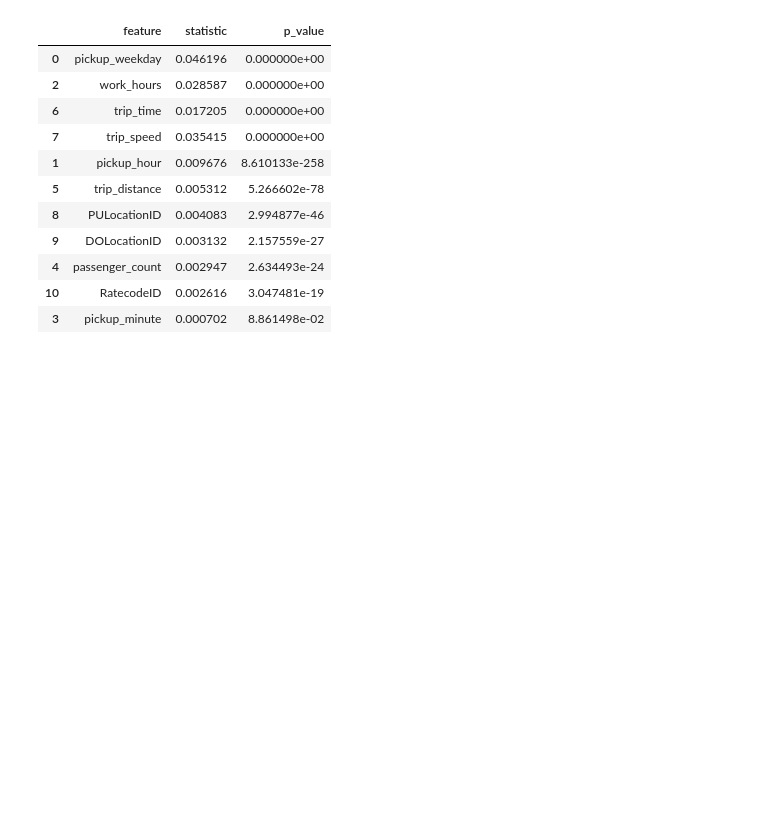
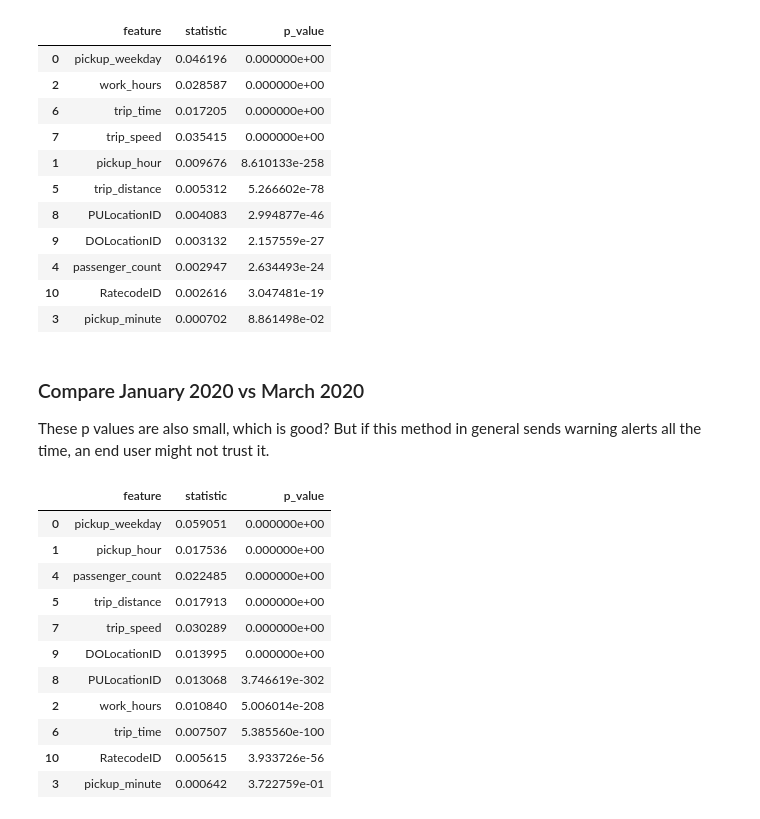
Before and after one commit to shreyashankar/debugging-ml-talk, a Jupyter notebook: nyc_taxi_2020.ipynb, the cells around one changed output. Saved outputs shown, nothing was run; the diff lists cells and outputs as text; code cells hidden in the pictures; blank space fills up the shorter version.

```diff
--- a/nyc_taxi_2020.ipynb
+++ b/nyc_taxi_2020.ipynb
@@ -291,3 +333,31 @@ comparison_df.sort_values(by='p_value', ascending=True).head(11)
 | 4 | passenger_count | 0.002947 | 2.634493e-24 |
 | 10 | RatecodeID | 0.002616 | 3.047481e-19 |
 | 3 | pickup_minute | 0.000702 | 8.861498e-02 |
+# %% [markdown]
+### Compare January 2020 vs March 2020
+
+These p values are also small, which is good? But if this method in general sends warning alerts all the time, an end user might not trust it.
+# %%
+statistics = []
+p_values = []
+
+for feature in features:
+    statistic, p_value = stats.ks_2samp(taxi_train[feature].compute().to_pandas(), taxi_inference[feature].compute().to_pandas())
+    statistics.append(statistic)
+    p_values.append(p_value)
+# %%
+comparison_df = pd.DataFrame(data={'feature': features, 'statistic': statistics, 'p_value': p_values})
+comparison_df.sort_values(by='p_value', ascending=True).head(11)
+# %% [output]
+|  | feature | statistic | p_value |
+| 0 | pickup_weekday | 0.059051 | 0.000000e+00 |
+| 1 | pickup_hour | 0.017536 | 0.000000e+00 |
+| 4 | passenger_count | 0.022485 | 0.000000e+00 |
+| 5 | trip_distance | 0.017913 | 0.000000e+00 |
+| 7 | trip_speed | 0.030289 | 0.000000e+00 |
+| 9 | DOLocationID | 0.013995 | 0.000000e+00 |
+| 8 | PULocationID | 0.013068 | 3.746619e-302 |
+| 2 | work_hours | 0.010840 | 5.006014e-208 |
+| 6 | trip_time | 0.007507 | 5.385560e-100 |
+| 10 | RatecodeID | 0.005615 | 3.933726e-56 |
+| 3 | pickup_minute | 0.000642 | 3.722759e-01 |
```
Also changed, not shown: parts of 23 cells of this notebook.
